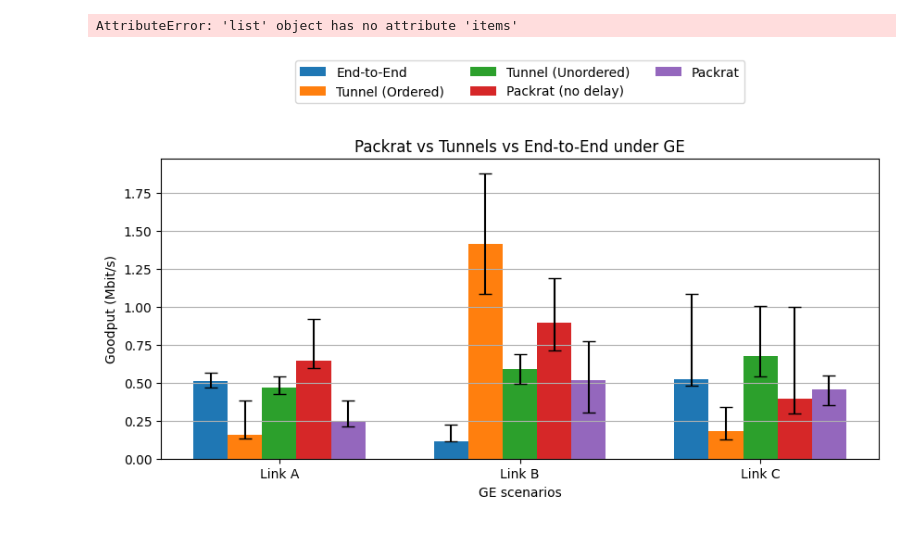
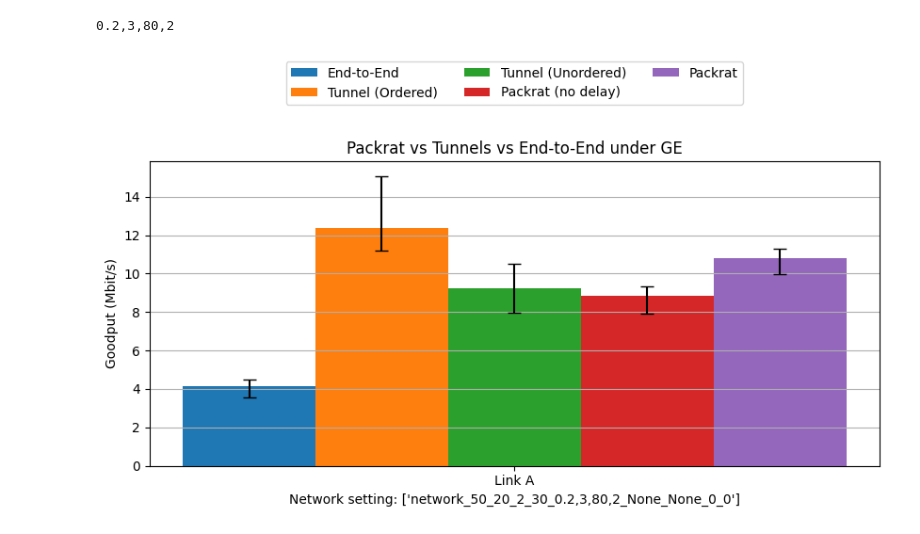
Before and after one commit to StanfordSNR/sidekick-downloads, a Jupyter notebook: notebook/ge_benchmark.ipynb, the cells around one changed output. Saved outputs shown, nothing was run; the diff lists cells and outputs as text; code cells hidden in the pictures.

```diff
--- a/notebook/ge_benchmark.ipynb
+++ b/notebook/ge_benchmark.ipynb
@@ -47,10 +52,17 @@ def TREATMENTS_FOR_GE():
 # - "Rare-bursts": rarely go bad, but still painful when it happens
 # - "Mostly-good-noisy": almost always good, small good-loss
 
+'''
 GE_SCENARIOS = [
     {"name": "Good link", "ge": "0,100,5,20"},
     {"name": "Medium link", "ge": "0,100,10,20"},
     {"name": "Poor link", "ge": "0,100,15,20"},
+]
+'''
+
+# P%,R%,BAD_LOSS%,GOOD_LOSS%'
+GE_SCENARIOS = [
+    {"name": "Scenario 1", "ge": "0.2,3,80,2"},
 ]
 
 def NETWORK_SETTINGS_GE(
@@ -139,7 +151,7 @@ def collect_data_size_vs_throughput_data(
 # %%
 def DATA_SIZE(bottleneck_bw=20, time_s=10):
     # bytes to send; 20 Mbps for 10s, like your existing notebook
-    return bottleneck_bw * 125000 * time_s
+    return bottleneck_bw * 250000 * time_s
 
 DATA_SIZES = [DATA_SIZE(bottleneck_bw=20, time_s=10)]
 
@@ -159,7 +171,7 @@ max_data_sizes = {
 # %%
 # Toggle execute=True to actually run. n is the number of trials (median + IQR).
 RUN_EXECUTE = True
-NUM_TRIALS = 3
+NUM_TRIALS = 10
 MIN_TRIALS_TO_START = 1
 
 treatments = TREATMENTS_FOR_GE()
@@ -171,18 +183,18 @@ loss_vs_throughput_data_ge = collect_loss_vs_metric_data(
     treatments=treatments,
     max_networks=max_networks,
     network_settings=network_settings,
-    data_size=250000,
+    data_size=DATA_SIZE(),
     min_i=MIN_TRIALS_TO_START,
 )
 
 # This prints a quick index of networks so you can see the GE strings
 # Prints a quick index of networks and their GE strings
-for net_label, ns_obj in network_settings.items():
-    print(net_label, "-> ge:", ns_obj.get('ge'))
+for net_obj in network_settings:
+    print(net_obj.get('ge'))
 # %% [output]
-AttributeError: 'list' object has no attribute 'items'
+0.2,3,80,2
 # %%
-def plot_ge_vs_throughput_bars(raw_data, title=None, pdf=None, style=False):
+def plot_ge_vs_throughput_bars(raw_data, title=None, pdf=None, style=False, name_to_label=TREATMENT_NAME_TO_LABEL):
     data = raw_data.to_plottable_data('throughput_mbps')
 
     # Build x-axis (GE scenarios) in the same order as provided
@@ -217,7 +229,7 @@ def plot_ge_vs_throughput_bars(raw_data, title=None, pdf=None, style=False):
     for idx, cat in enumerate(cat_order):
         net_label_verbose = cat_order_verbose[idx]
         for s in series_labels:
-            label_key = TREATMENT_NAME_TO_LABEL[s]
+            label_key = name_to_label[s]
             # If missing (e.g., run didn't complete), put NaN
             if net_label_verbose not in data.data[label_key]:
                 med[s].append(np.nan)
@@ -250,32 +262,32 @@ def plot_ge_vs_throughput_bars(raw_data, title=None, pdf=None, style=False):
     plt.figure(figsize=(10, 4.2))
     plotted_labels = []
     for si, s in enumerate(series_labels):
         vals = med[s]
         el = low[s]
         eh = high[s]
         # If you have STYLE/LABEL_MAP and want fancier styling, you can use it here.
         b = plt.bar(xs[si], vals, yerr=[el, eh], width=bar_width, label=s, capsize=5)
         plotted_labels.append(s)
 
     # Axis & legend
     plt.xticks(
         centers,
         [f"Link {chr(65 + i)}" for i in range(len(cat_order))]
     )
     if title is None:
         title = f"Goodput vs GE Loss Model — {data_size_str(data.data_sizes[0])}"
     plt.title(title)
     plt.ylabel("Goodput (Mbit/s)")
-    plt.xlabel("GE scenarios")
+    plt.xlabel(f"Network setting: {raw_data.exp.network_settings}")
     plt.grid(axis='y')
     plt.ylim(0)  # start at zero
     plot_title_and_legend(title, plotted_labels, base_height=1.20, row_height=0.07, title_height=0.08, ncol=3)
 
     if pdf:
         save_pdf(pdf)
     plt.show()
 
 # Plot
 plot_ge_vs_throughput_bars(loss_vs_throughput_data_ge, title="Packrat vs Tunnels vs End-to-End under GE")
 # %% [output]
-[figure, old version]
+[figure, new version]
```
Also changed, not shown: parts of 4 cells of this notebook.
